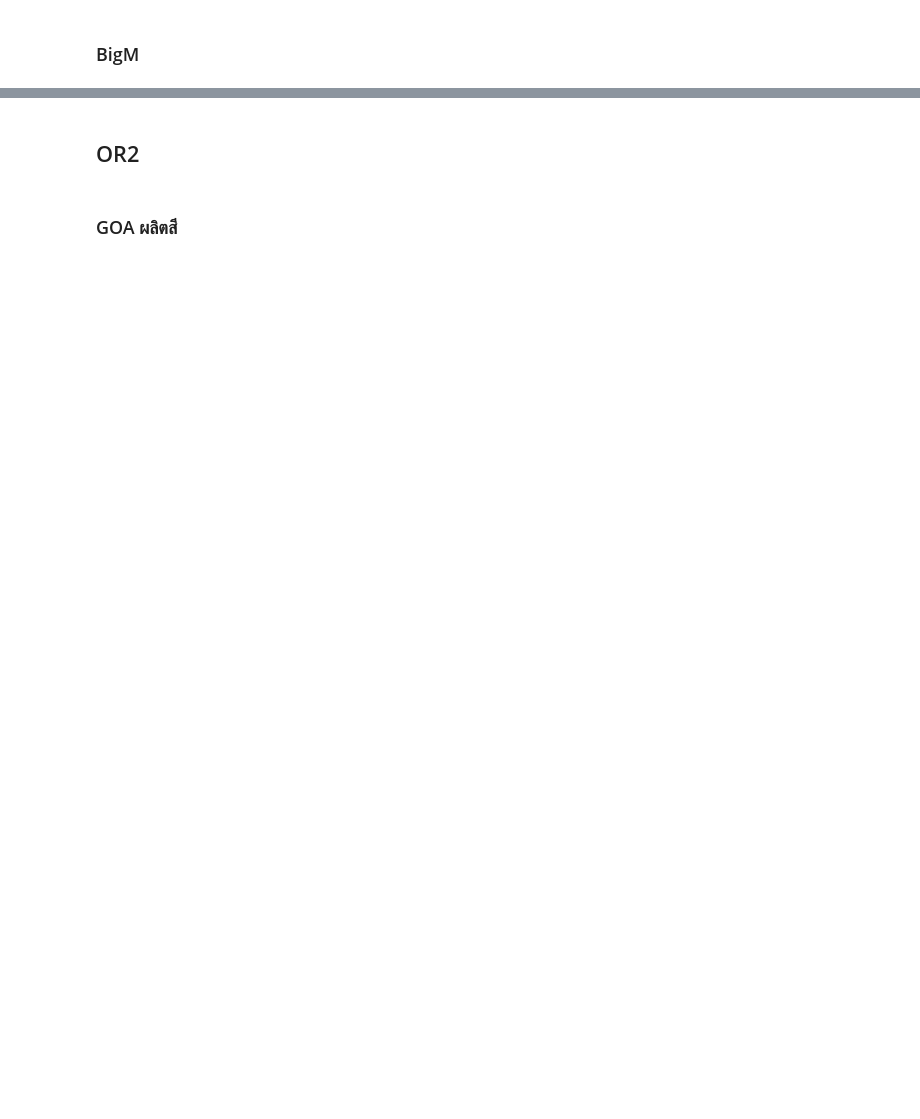
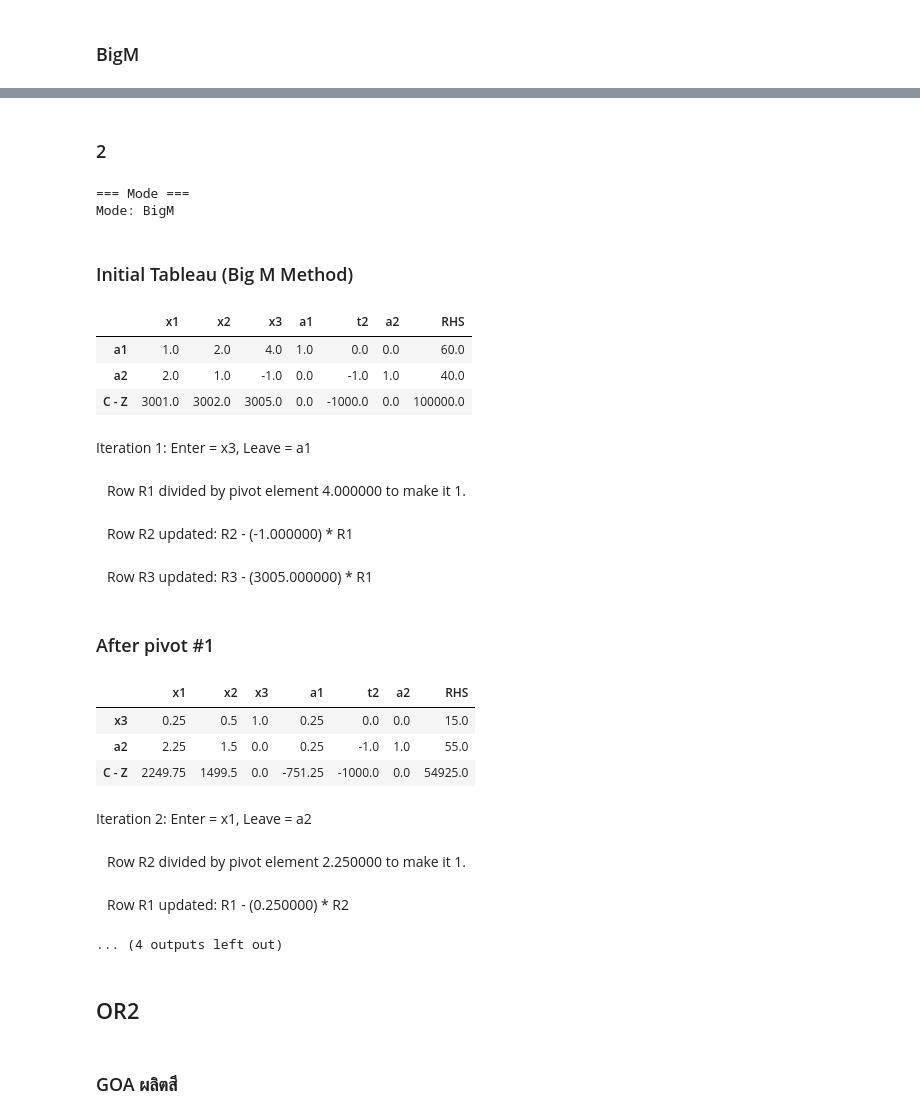
Before and after one commit to alicelouis47/OR, a Jupyter notebook: 2_simplex/simplex_step_by_step.ipynb, the cells around one changed output, grey strips where cells are left out. Cells and saved outputs as stored; diff of their text form; code cells hidden in the pictures; blank space fills up the shorter version.

```diff
--- a/2_simplex/simplex_step_by_step.ipynb
+++ b/2_simplex/simplex_step_by_step.ipynb
@@ -664,3 +660,39 @@ Iteration 2: Enter = x1, Leave = a2
+# %% [markdown]
+### 2
+# %%
+# Example (change these to your own problem)
+sense = 'max'  # 'max' or 'min'
+c = [1, 2, 5]     # maximize 3x1 + 2x2
+A = [
+    [1, 2, 4],
+    [2, 1, -1]
+]
+b = [60, 40]
+cons = ['=', '>=']
+Mode = 'BigM'  # or 'TwoPhase'
+
+run_and_show(sense, c, A, b, cons, Mode, M=1e3)
+# %% [output]
+=== Mode ===
+Mode: BigM
+### Initial Tableau (Big M Method)
+|  | x1 | x2 | x3 | a1 | t2 | a2 | RHS |
+| a1 | 1.0 | 2.0 | 4.0 | 1.0 | 0.0 | 0.0 | 60.0 |
+| a2 | 2.0 | 1.0 | -1.0 | 0.0 | -1.0 | 1.0 | 40.0 |
+| C - Z | 3001.0 | 3002.0 | 3005.0 | 0.0 | -1000.0 | 0.0 | 100000.0 |
+Iteration 1: Enter = x3, Leave = a1
+   Row R1 divided by pivot element 4.000000 to make it 1.
+   Row R2 updated: R2 - (-1.000000) * R1
+   Row R3 updated: R3 - (3005.000000) * R1
+### After pivot #1
+|  | x1 | x2 | x3 | a1 | t2 | a2 | RHS |
+| x3 | 0.25 | 0.5 | 1.0 | 0.25 | 0.0 | 0.0 | 15.0 |
+| a2 | 2.25 | 1.5 | 0.0 | 0.25 | -1.0 | 1.0 | 55.0 |
+| C - Z | 2249.75 | 1499.5 | 0.0 | -751.25 | -1000.0 | 0.0 | 54925.0 |
+Iteration 2: Enter = x1, Leave = a2
+   Row R2 divided by pivot element 2.250000 to make it 1.
+   Row R1 updated: R1 - (0.250000) * R2
+... (4 outputs left out)
 # %% [markdown]
 ## OR2
 # %% [markdown]
```
Also changed, not shown: parts of 6 cells of this notebook, 11 other files.
